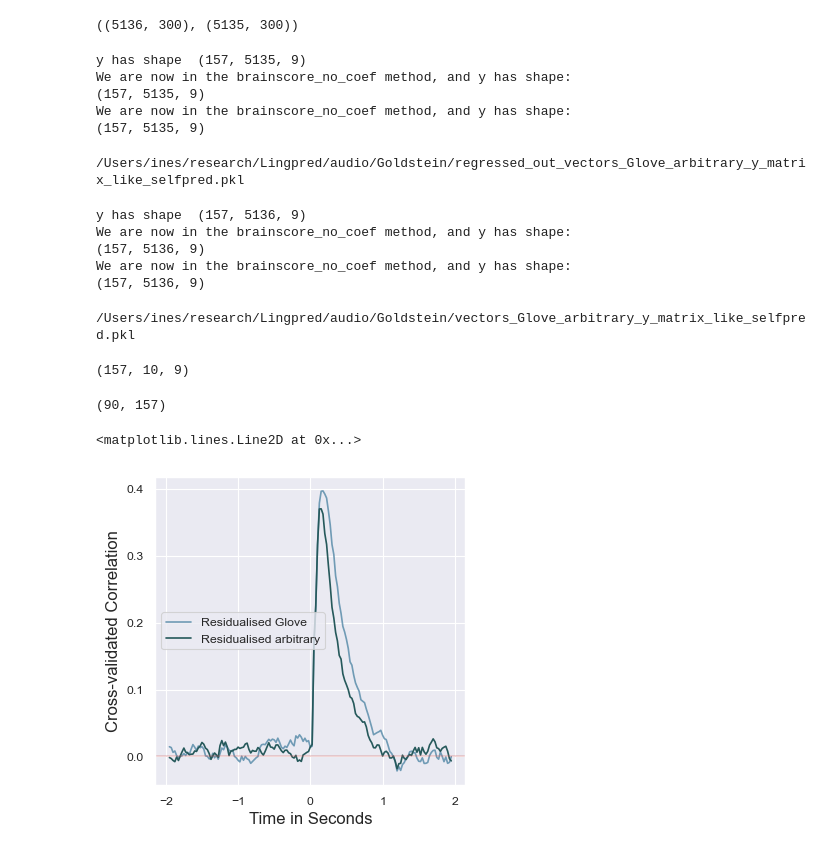
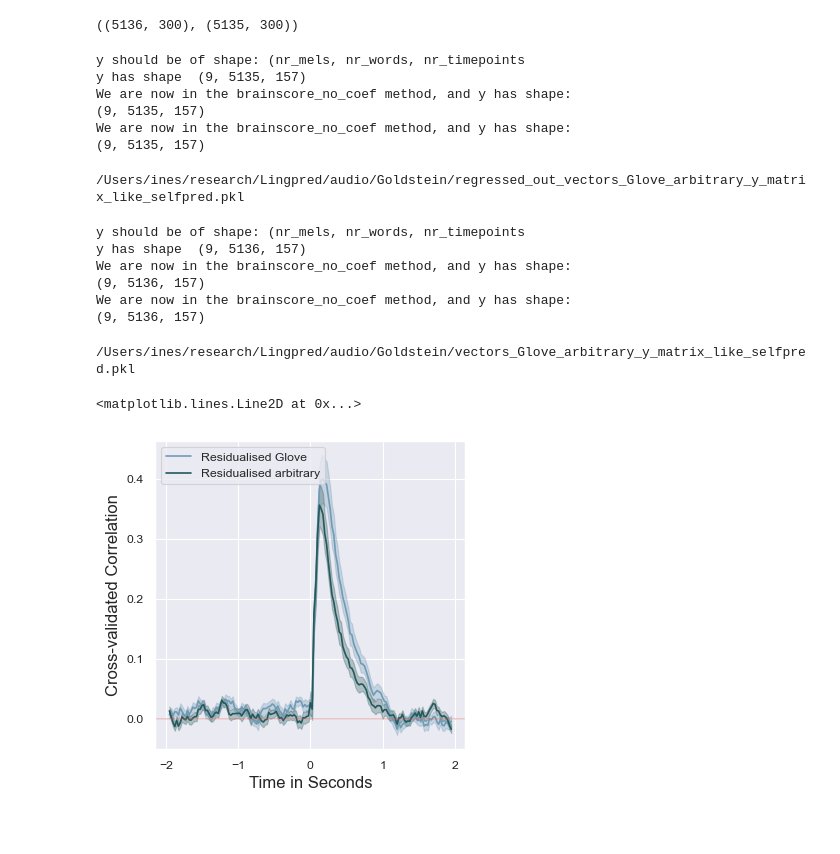
Before and after one commit to InesSchoenmann/Lingpred, a Jupyter notebook: notebooks_new/Audio_Encoding.ipynb, the cells around one changed output. Cells and saved outputs as stored; diff of their text form; code cells hidden in the pictures.

Commit message:
re-computed Goldstein's audio encoding with continuous offset

```diff
--- a/notebooks_new/Audio_Encoding.ipynb
+++ b/notebooks_new/Audio_Encoding.ipynb
@@ -35,13 +35,13 @@ acoustics.shape
 (5136, 9)
 # %%
 '''
-Compute the indices for making the y matrix
--------------------------------------------
-This is already saved under audio/Goldstein/indices_all_tasks.pkl
-No need to run this again, this will take 10 min
+# Compute the indices for making the y matrix
+# -------------------------------------------
+# This is already saved under audio/Goldstein/indices_all_tasks.pkl
+# No need to run this again, this will take 10 min
 
-#indices = get_indices_per_task(dataset)
-#indices.shape
+indices = get_indices_per_task(dataset)
+indices.shape
 
 dir_path = '/Users/ines/research/Lingpred/audio/Goldstein/'
 file_name = 'indices_all_tasks.pkl'
@@ -51,8 +51,8 @@ print(path)
 f = open(path,"wb")
 pickle.dump(indices, f)
 f.close()
+
 '''
-
 
 # load the indices:
 with open('/Users/ines/research/Lingpred/audio/Goldstein/indices_all_tasks.pkl', 'rb') as f:
@@ -113,17 +115,19 @@ X_Glove.shape, X_Glove_residualised.shape
 ((5136, 300), (5135, 300))
 # %%
 y = y_acoustics[1:]
-y = np.swapaxes(y, 0, 1)
+y = np.swapaxes(np.swapaxes(y, 0, 1), 0, 2)
+print('y should be of shape: (nr_mels, nr_words, nr_timepoints')
 print('y has shape ', y.shape)
 
 encoding_arbitrary_residualised = brainscore_no_coef(X_residualised, y)
 encoding_Glove_residualised     = brainscore_no_coef(X_Glove_residualised, y)
 # %% [output]
-y has shape  (157, 5135, 9)
+y should be of shape: (nr_mels, nr_words, nr_timepoints
+y has shape  (9, 5135, 157)
 We are now in the brainscore_no_coef method, and y has shape:
-(157, 5135, 9)
+(9, 5135, 157)
 We are now in the brainscore_no_coef method, and y has shape:
-(157, 5135, 9)
+(9, 5135, 157)
 # %%
 directory = '/Users/ines/research/Lingpred/audio/Goldstein/'
 file_name = 'regressed_out_vectors_Glove_arbitrary_y_matrix_like_selfpred.pkl'
@@ -132,26 +136,28 @@ print(path)
 
 keys    = ['corr_Glove', 'corr_arbitrary']
 values  = [encoding_Glove_residualised, encoding_arbitrary_residualised]
-results = dict(zip(keys, values))
+res_results = dict(zip(keys, values))
 
 f = open(path,"wb")
-pickle.dump(results, f)
+pickle.dump(res_results, f)
 f.close()
 # %% [output]
 /Users/ines/research/Lingpred/audio/Goldstein/regressed_out_vectors_Glove_arbitrary_y_matrix_like_selfpred.pkl
 # %%
 y = y_acoustics
-y = np.swapaxes(y, 0, 1)
+y = np.swapaxes(np.swapaxes(y, 0, 1), 0, 2)
+print('y should be of shape: (nr_mels, nr_words, nr_timepoints')
 print('y has shape ', y.shape)
 
 encoding_arbitrary = brainscore_no_coef(X, y)
 encoding_Glove     = brainscore_no_coef(X_Glove, y)
 # %% [output]
-y has shape  (157, 5136, 9)
+y should be of shape: (nr_mels, nr_words, nr_timepoints
+y has shape  (9, 5136, 157)
 We are now in the brainscore_no_coef method, and y has shape:
-(157, 5136, 9)
+(9, 5136, 157)
 We are now in the brainscore_no_coef method, and y has shape:
-(157, 5136, 9)
+(9, 5136, 157)
 # %%
 directory = '/Users/ines/research/Lingpred/audio/Goldstein/'
 file_name = 'vectors_Glove_arbitrary_y_matrix_like_selfpred.pkl'
@@ -169,11 +175,3 @@ f.close()
 /Users/ines/research/Lingpred/audio/Goldstein/vectors_Glove_arbitrary_y_matrix_like_selfpred.pkl
 # %%
 from plotting import times_100, lowerCI, upperCI, reshape
-# %%
-encoding_Glove_residualised.shape
-# %% [output]
-(157, 10, 9)
-# %%
-encoding_Glove.reshape(-1, encoding_Glove.shape[0]).shape
-# %% [output]
-(90, 157)
@@ -183,25 +178,25 @@ def reshape_x(x):
 # %%
 # get model names
 models = [k.split(sep='_')[1] for k in results.keys()]
 labels = ['Residualised '+m for m in models]
 
 
 fig, (ax1) = plt.subplots(1, 1, figsize=(4, 4))
 
-for i, key in enumerate(results.keys()):
-    ax1.plot(times_100, results[key].mean(axis=1).mean(axis=1), c=colours[models[i]], label=labels[i])
-    #ax1.fill_between(times_100[:78], lowerCI(reshape_x(results[key][:, :, :78])),
-    #                            upperCI(reshape_x(results[key][:, :, :78])), color=colours[models[i]], alpha=0.3)
+for i, key in enumerate(res_results.keys()):
+    ax1.plot(times_100, res_results[key].mean(axis=0).mean(axis=0), c=colours[models[i]], label=labels[i])
+    ax1.fill_between(times_100, lowerCI(reshape(res_results[key])),
+                                upperCI(reshape(res_results[key])), color=colours[models[i]], alpha=0.3)
 
 ax1.legend()
 #ax1.set_ylim([-0.005, 0.05])
 ax1.set_xlabel('Time in Seconds', fontsize=12)
 ax1.set_ylabel('Cross-validated Correlation', fontsize=12)
 ax1.axhline(c='indianred',  alpha=0.3)
 #ax1.set_title(dataset+':' + vectors)
 # %% [output]
 <matplotlib.lines.Line2D at 0x...>
-[figure, old version]
+[figure, new version]
 # %%
 # get model names
 models = [k.split(sep='_')[1] for k in results.keys()]
```
Also changed, not shown: parts of 8 cells of this notebook, 4 other files.
